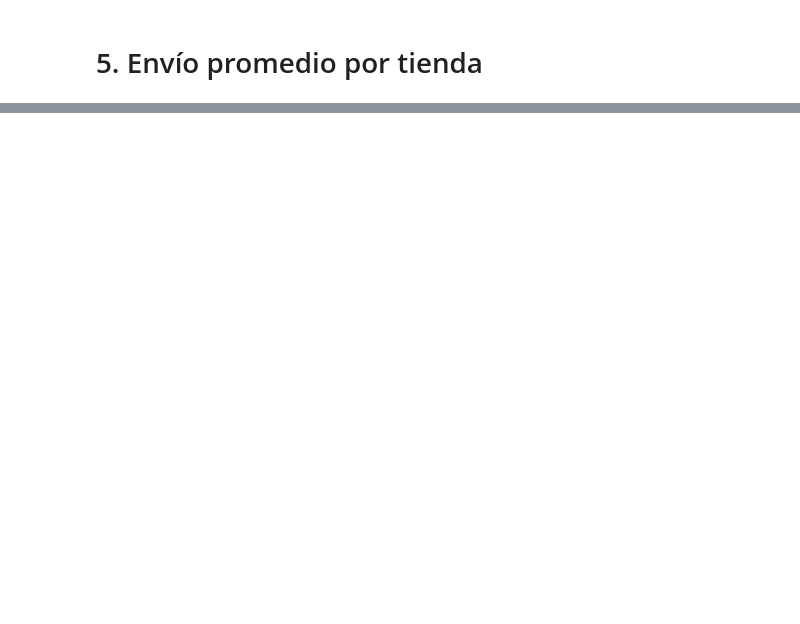
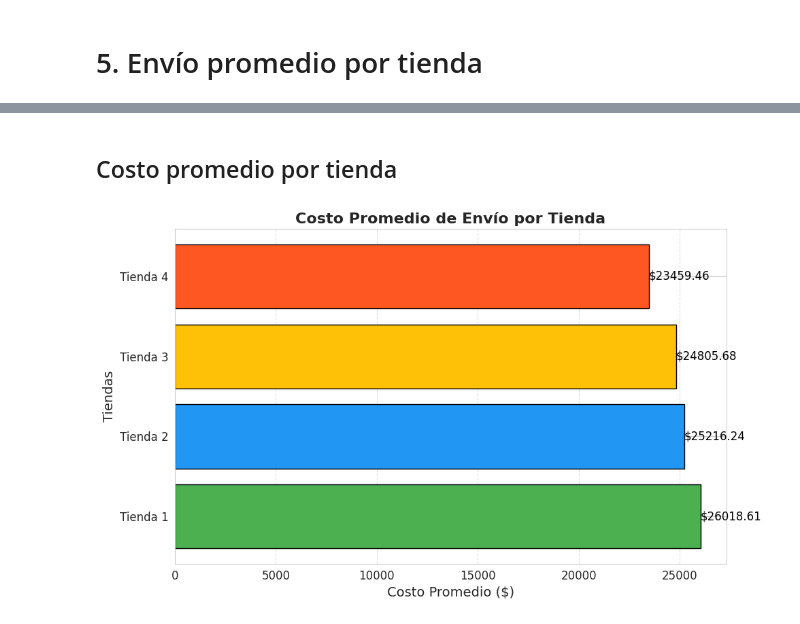
Before and after one commit to Dannydejesus/Alura-Store_Latam, a Jupyter notebook: AluraStoreLatam.ipynb, the cells around one changed output, grey strips where cells are left out. Cells and saved outputs as stored; diff of their text form; code cells hidden in the pictures; blank space fills up the shorter version.

```diff
--- a/AluraStoreLatam.ipynb
+++ b/AluraStoreLatam.ipynb
@@ -65,0 +347,31 @@ tienda4.head()
+# %% [markdown]
+## Costo promedio por tienda
+# %%
+promedios_envio = {
+    "Tienda 1": promedioEnvio(tienda),
+    "Tienda 2": promedioEnvio(tienda2),
+    "Tienda 3": promedioEnvio(tienda3),
+    "Tienda 4": promedioEnvio(tienda4)
+}
+
+nombres_tiendas = list(promedios_envio.keys())
+costos_promedio = list(promedios_envio.values())
+
+plt.figure(figsize=(10, 6))
+colores = ['#4CAF50', '#2196F3', '#FFC107', '#FF5722']
+plt.barh(nombres_tiendas, costos_promedio, color=colores, edgecolor='black')
+
+plt.title("Costo Promedio de Envío por Tienda", fontsize=16, fontweight='bold')
+plt.xlabel("Costo Promedio ($)", fontsize=14)
+plt.ylabel("Tiendas", fontsize=14)
+plt.xticks(fontsize=12)
+plt.yticks(fontsize=12)
+
+for i, v in enumerate(costos_promedio):
+    plt.text(v + 0.1, i, f"${v:.2f}", va='center', fontsize=12, color='black')
+
+plt.grid(axis='x', linestyle='--', alpha=0.6)
+plt.tight_layout()
+plt.show()
+# %% [output]
+[figure, added]
```
Also changed, not shown: parts of 20 cells of this notebook.
